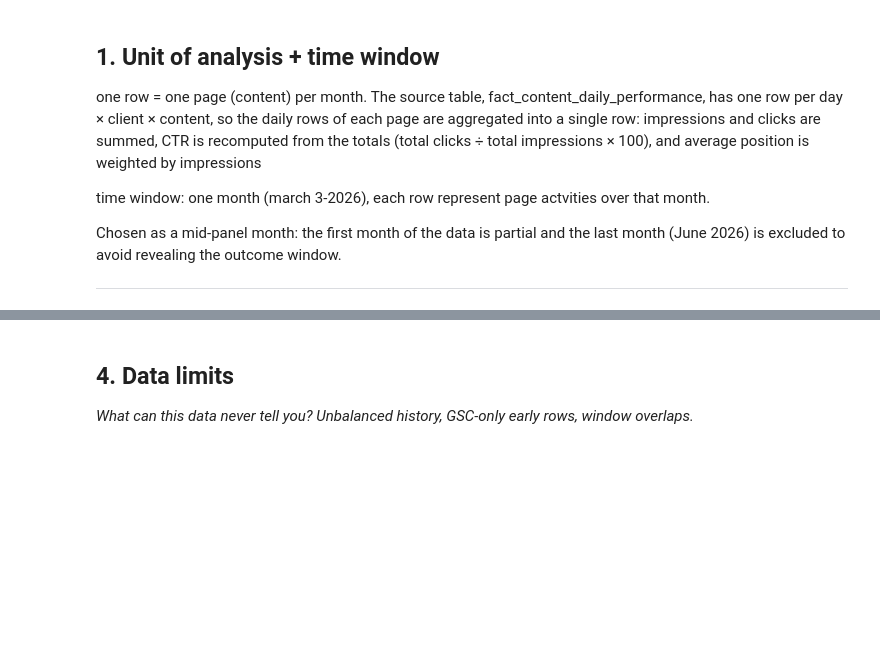
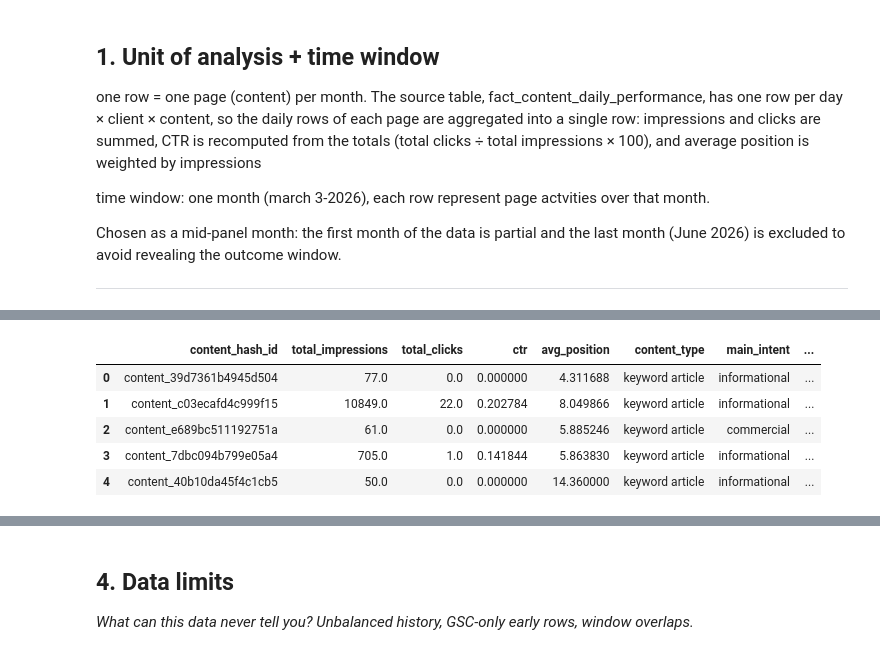
Before and after one commit to YosraHilmi/Fly-Rank-Internship, a Jupyter notebook: work/notebooks/w03_data_contract.ipynb, the cells around one changed output, grey strips where cells are left out. Saved outputs shown, nothing was run; the diff lists cells and outputs as text; code cells hidden in the pictures; blank space fills up the shorter version.

```diff
--- a/work/notebooks/w03_data_contract.ipynb
+++ b/work/notebooks/w03_data_contract.ipynb
@@ -48,0 +164,80 @@ Deferred: cpc (to be tested later).
+# %%
+
+# Cell 2 - Page-month table
+con.execute("""
+CREATE OR REPLACE TABLE page_month AS
+WITH page_agg AS (
+    SELECT
+        client_hash_id,
+        content_hash_id,
+        SUM(gsc_impressions) AS total_impressions,
+        SUM(gsc_clicks) AS total_clicks,
+        SUM(gsc_clicks) * 100.0
+            / NULLIF(SUM(gsc_impressions), 0) AS ctr,
+        SUM(gsc_sum_position)
+            / NULLIF(SUM(gsc_impressions), 0) AS avg_position
+    FROM fact_mar
+    WHERE gsc_data_available IS TRUE
+    GROUP BY client_hash_id, content_hash_id
+)
+SELECT
+    p.*,
+    d.content_type,
+    d.main_intent,
+    d.is_published,
+    d.is_deleted,
+    (d.content_hash_id IS NOT NULL) AS matched_in_dim
+FROM page_agg p
+LEFT JOIN dim_content_v d
+    ON p.client_hash_id = d.client_hash_id
+   AND p.content_hash_id = d.content_hash_id
+""")
+
+display(con.sql("""
+    SELECT content_hash_id, total_impressions, total_clicks, ctr,
+           avg_position, content_type, main_intent,
+           is_published, is_deleted
+    FROM page_month
+    LIMIT 5
+""").df())
+
+before_join = con.sql("""
+    SELECT COUNT(*) FROM (
+        SELECT client_hash_id, content_hash_id
+        FROM fact_mar
+        WHERE gsc_data_available IS TRUE
+        GROUP BY client_hash_id, content_hash_id
+    )
+""").fetchone()[0]
+
+after_join = con.sql("SELECT COUNT(*) FROM page_month").fetchone()[0]
+raw_rows = con.sql("SELECT COUNT(*) FROM fact_mar").fetchone()[0]
+excluded = con.sql("""
+    SELECT COUNT(*) FROM fact_mar
+    WHERE gsc_data_available IS NOT TRUE
+""").fetchone()[0]
+zero_impressions = con.sql("""
+    SELECT COUNT(*) FROM page_month WHERE total_impressions = 0
+""").fetchone()[0]
+
+print("Rows before join:", before_join)
+print("Rows after join:", after_join)
+print("Join preserved row count (no row multiplication):", before_join == after_join)
+print("Raw daily rows excluded by gsc_data_available IS TRUE:", excluded)
+print("Excluded row percentage:", round(100 * excluded / raw_rows, 2) if raw_rows else None)
+print("Pages with total_impressions = 0 (CTR remains NULL):", zero_impressions)
+
+print("Calculation notes:")
+print("1. Impressions and clicks are summed over the month.")
+print("2. CTR = monthly total clicks / monthly total impressions x 100, not an average of daily CTRs; high-volume days therefore contribute proportionally more.")
+print("3. Average position = SUM(gsc_sum_position) / SUM(gsc_impressions); days with more impressions carry more weight.")
+print("4. Only rows where gsc_data_available IS TRUE were used.")
+print("5. dim_content was joined with LEFT JOIN on client_hash_id + content_hash_id; unmatched pages are retained and counted.")
+print("6. is_published and is_deleted are displayed, not used as filters; these fields describe the July 2026 export, not March 2026.")
+# %% [output]
+|  | content_hash_id | total_impressions | total_clicks | ctr | avg_position | content_type | main_intent | ... |
+| 0 | content_39d7361b4945d504 | 77.0 | 0.0 | 0.000000 | 4.311688 | keyword article | informational | ... |
+| 1 | content_c03ecafd4c999f15 | 10849.0 | 22.0 | 0.202784 | 8.049866 | keyword article | informational | ... |
+| 2 | content_e689bc511192751a | 61.0 | 0.0 | 0.000000 | 5.885246 | keyword article | commercial | ... |
+| 3 | content_7dbc094b799e05a4 | 705.0 | 1.0 | 0.141844 | 5.863830 | keyword article | informational | ... |
+| 4 | content_40b10da45f4c1cb5 | 50.0 | 0.0 | 0.000000 | 14.360000 | keyword article | informational | ... |
```
Also changed, not shown: parts of 13 cells of this notebook.
